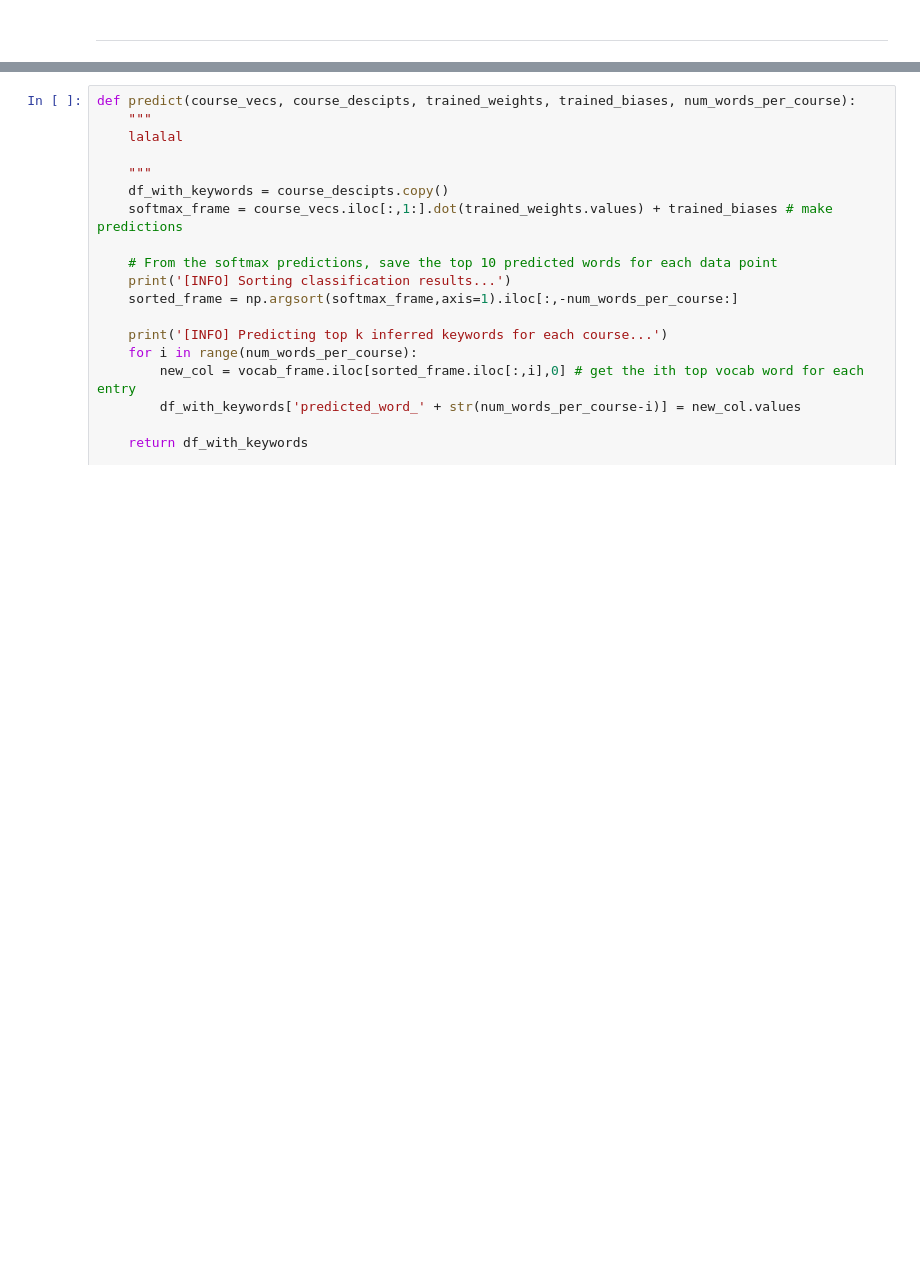
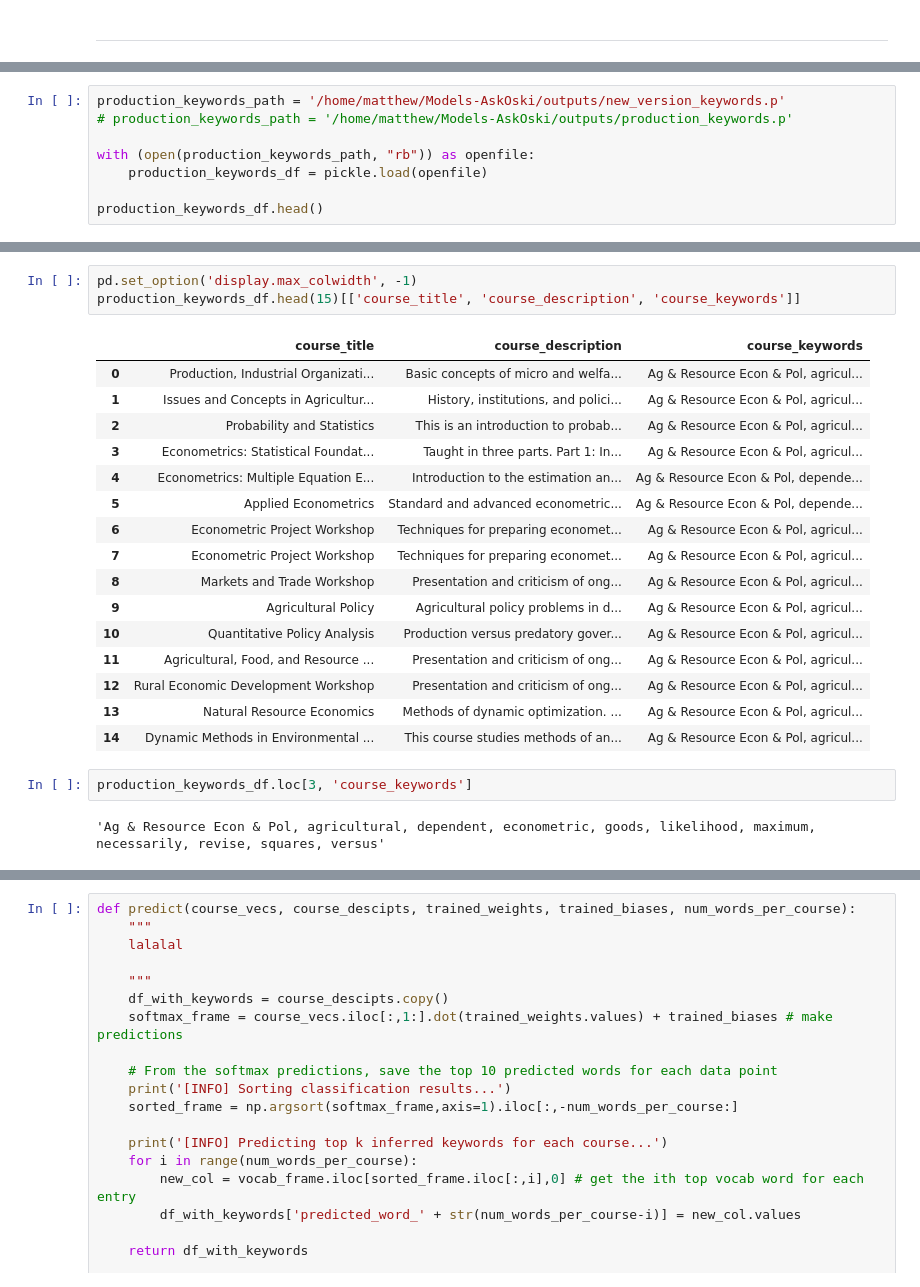
Before and after one commit to matthew-dong-dev/ICS-research, a Jupyter notebook: keywords_research.ipynb, the cells around one changed output, grey strips where cells are left out. Drawn from its saved outputs; the diff is of its cells as text; blank space fills up the shorter version.

```diff
--- a/keywords_research.ipynb
+++ b/keywords_research.ipynb
@@ -103,0 +241,8 @@ max_df = 0.0028
+# %%
+production_keywords_path = '/home/matthew/Models-AskOski/outputs/new_version_keywords.p'
+# production_keywords_path = '/home/matthew/Models-AskOski/outputs/production_keywords.p'
+
+with (open(production_keywords_path, "rb")) as openfile:
+    production_keywords_df = pickle.load(openfile)
+
+production_keywords_df.head()
@@ -103,0 +256,24 @@ max_df = 0.0028
+# %%
+pd.set_option('display.max_colwidth', -1)
+production_keywords_df.head(15)[['course_title', 'course_description', 'course_keywords']]
+# %% [output]
+|  | course_title | course_description | course_keywords |
+| 0 | Production, Industrial Organizati... | Basic concepts of micro and welfa... | Ag & Resource Econ & Pol, agricul... |
+| 1 | Issues and Concepts in Agricultur... | History, institutions, and polici... | Ag & Resource Econ & Pol, agricul... |
+| 2 | Probability and Statistics | This is an introduction to probab... | Ag & Resource Econ & Pol, agricul... |
+| 3 | Econometrics: Statistical Foundat... | Taught in three parts. Part 1: In... | Ag & Resource Econ & Pol, agricul... |
+| 4 | Econometrics: Multiple Equation E... | Introduction to the estimation an... | Ag & Resource Econ & Pol, depende... |
+| 5 | Applied Econometrics | Standard and advanced econometric... | Ag & Resource Econ & Pol, depende... |
+| 6 | Econometric Project Workshop | Techniques for preparing economet... | Ag & Resource Econ & Pol, agricul... |
+| 7 | Econometric Project Workshop | Techniques for preparing economet... | Ag & Resource Econ & Pol, agricul... |
+| 8 | Markets and Trade Workshop | Presentation and criticism of ong... | Ag & Resource Econ & Pol, agricul... |
+| 9 | Agricultural Policy | Agricultural policy problems in d... | Ag & Resource Econ & Pol, agricul... |
+| 10 | Quantitative Policy Analysis | Production versus predatory gover... | Ag & Resource Econ & Pol, agricul... |
+| 11 | Agricultural, Food, and Resource ... | Presentation and criticism of ong... | Ag & Resource Econ & Pol, agricul... |
+| 12 | Rural Economic Development Workshop | Presentation and criticism of ong... | Ag & Resource Econ & Pol, agricul... |
+| 13 | Natural Resource Economics | Methods of dynamic optimization. ... | Ag & Resource Econ & Pol, agricul... |
+| 14 | Dynamic Methods in Environmental ... | This course studies methods of an... | Ag & Resource Econ & Pol, agricul... |
+# %%
+production_keywords_df.loc[3, 'course_keywords']
+# %% [output]
+'Ag & Resource Econ & Pol, agricultural, dependent, econometric, goods, likelihood, maximum, necessarily, revise, squares, versus'
```
Also changed, not shown: parts of 35 cells of this notebook, 2 other files.
